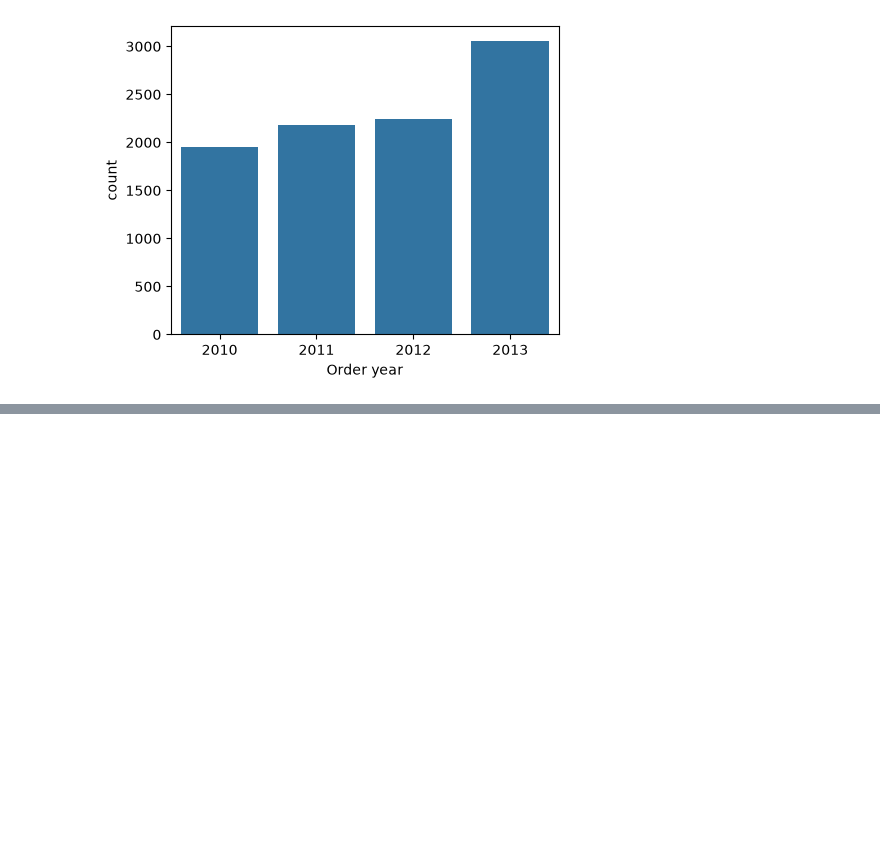
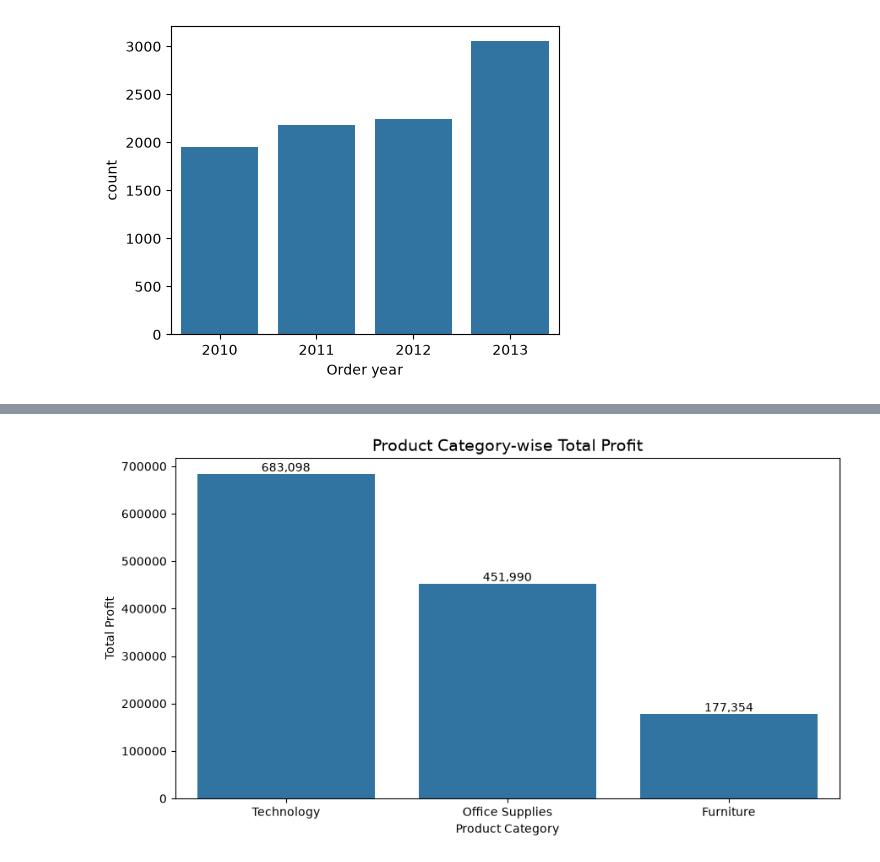
Before and after one commit to somkhushi2013-hub/Commerce-Sales-Data-Analysis, a Jupyter notebook: Commerce Sales Analysis .ipynb, the cells around one changed output, grey strips where cells are left out. Saved outputs shown, nothing was run; the diff lists cells and outputs as text; code cells hidden in the pictures; blank space fills up the shorter version.

```diff
--- a/Commerce Sales Analysis .ipynb
+++ b/Commerce Sales Analysis .ipynb
@@ -490,0 +537,30 @@ plt.show()
+# %%
+import pandas as pd
+import numpy as np
+import matplotlib.pyplot as plt
+import seaborn as sns
+
+# Calculate total profit by Product Category
+category_profit = dataset.groupby('Product Category')['Profit'].sum().sort_values(ascending=False)
+
+# Create bar chart
+plt.figure(figsize=(9, 5))
+
+sns.barplot(
+    x=category_profit.index,
+    y=category_profit.values,
+    errorbar=None
+)
+
+plt.title('Product Category-wise Total Profit', fontsize=14)
+plt.xlabel('Product Category')
+plt.ylabel('Total Profit')
+
+# Display values
+for i, value in enumerate(category_profit.values):
+    plt.text(i, value, f'{value:,.0f}', ha='center', va='bottom')
+
+plt.tight_layout()
+plt.show()
+# %% [output]
+[figure, added]
```
Also changed, not shown: parts of 19 cells of this notebook.
